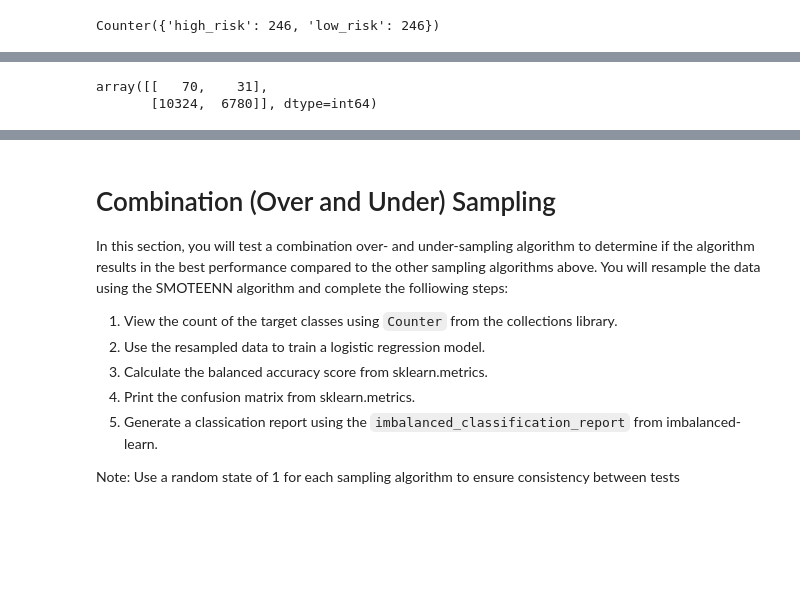
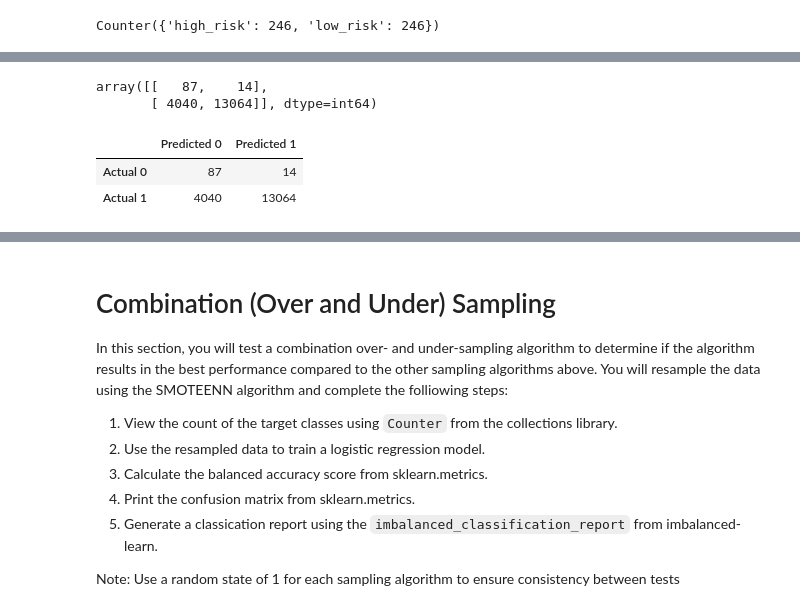
Before and after one commit to HartChrisT/Credit_Risk_Analysis, a Jupyter notebook: credit_risk_resampling.ipynb, the cells around one changed output, grey strips where cells are left out. Saved outputs shown, nothing was run; the diff lists cells and outputs as text; code cells hidden in the pictures; blank space fills up the shorter version.

```diff
--- a/credit_risk_resampling.ipynb
+++ b/credit_risk_resampling.ipynb
@@ -278,7 +286,7 @@ Note: Use a random state of 1 for each sampling algorithm to ensure consistency
 # Warning: This is a large dataset, and this step may take some time to complete
 from imblearn.under_sampling import ClusterCentroids
 cc = ClusterCentroids(random_state=1)
-X_resampled, y_resampled = cc.fit_resample(X_train, y_train)
+X_resampled, y_resampled = cc.fit_resample(X_train_scaled, y_train)
 Counter(y_resampled)
 # %% [output]
 Counter({'high_risk': 246, 'low_risk': 246})
@@ -292,11 +300,22 @@ LogisticRegression(random_state=78)
 # %%
 # Display the confusion matrix
 from sklearn.metrics import confusion_matrix
-y_pred = model.predict(X_test)
-confusion_matrix(y_test, y_pred)
+y_pred = model.predict(X_test_scaled)
+cm = confusion_matrix(y_test, y_pred)
+cm
 # %% [output]
-array([[   70,    31],
-       [10324,  6780]], dtype=int64)
+array([[   87,    14],
+       [ 4040, 13064]], dtype=int64)
+# %%
+# Create a DataFrame from the confusion matrix.
+cm_df = pd.DataFrame(
+    cm, index=["Actual 0", "Actual 1"], columns=["Predicted 0", "Predicted 1"])
+
+cm_df
+# %% [output]
+|  | Predicted 0 | Predicted 1 |
+| Actual 0 | 87 | 14 |
+| Actual 1 | 4040 | 13064 |
 # %%
 # Calculated the balanced accuracy score
 from sklearn.metrics import balanced_accuracy_score
```
Also changed, not shown: parts of 22 cells of this notebook, 8 other files.
